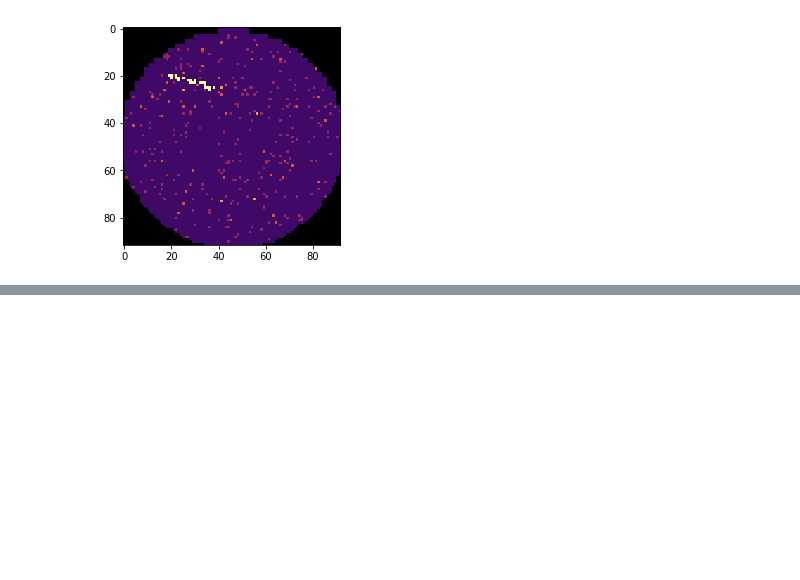
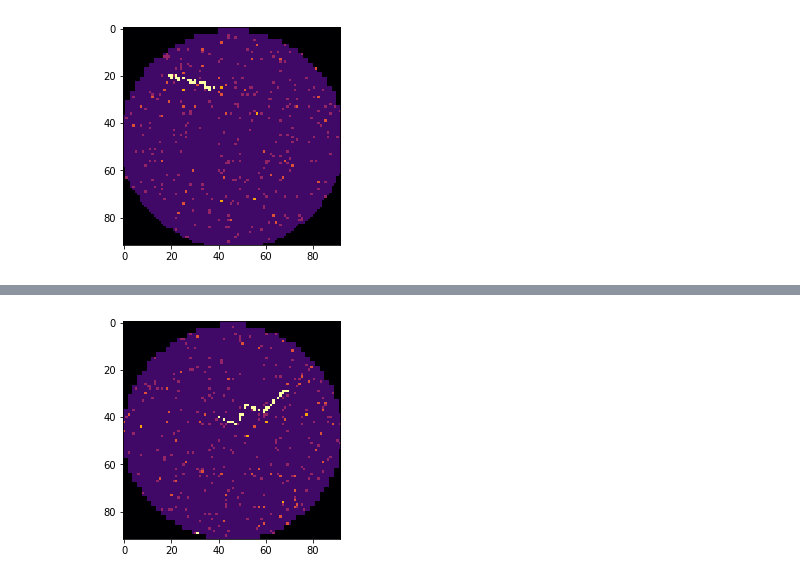
Before and after one commit to Keleas/Wafer_maps, a Jupyter notebook: Wafer_card_synthesis.ipynb, the cells around one changed output, grey strips where cells are left out. Cells and saved outputs as stored; diff of their text form; code cells hidden in the pictures; blank space fills up the shorter version.

```diff
--- a/Wafer_card_synthesis.ipynb
+++ b/Wafer_card_synthesis.ipynb
@@ -521,0 +559,77 @@ plt.savefig('super_scratch_1.jpg')
+# %%
+## создадим тестовый полигон
+test = cv2.resize(wafer_map.waferMap, dsize=(92,92), interpolation=cv2.INTER_NEAREST)
+## 2 - паттерн
+## 1 - фон
+## 0 - область, где нет ничего
+test[test == 2] = 1
+
+## параметры уравнения
+import math
+def delta_(x,y):
+    return int(math.sqrt(x**2 + y**2))
+delta = np.vectorize(delta_)
+
+XC = np.array([40, -8, -4])
+YC = np.array([40, 3, 3])
+L = 40 - np.sum(delta(XC, YC)[1:])
+N = 200
+angle = np.array([70, 70, 130]) * np.pi/180
+t = np.linspace(0, L//3, N)
+x0, y0 = 0, 0
+
+## кусочное построение пилообразной прямой
+for i in range(3):
+    xc = XC[i]
+    yc = YC[i]
+    X = np.cos(angle[i]) * t + xc + x0
+    Y = np.sin(angle[i]) * t + yc + y0
+    X_ = np.around(X)
+    Y_ = np.around(Y)
+
+    x_prev, y_prev = x0, y0
+
+    if i == 0:
+        print(int(X_[0]), int(Y_[0]))
+    for j in range(X_.shape[0]):
+        x = int(X_[j])
+        y = int(Y_[j])
+        test[x,y] = 5
+        if j == X_.shape[0]-1:
+            x0, y0 = x, y
+            print(x0, y0)
+        elif j == 0:
+            x_first, y_first = x, y
+
+    if i != 0:
+        k = (y_prev - y_first) / (x_prev - x_first)
+        b = y_first - k*x_first
+        print(" y = %.2f*x + %.2f" % (k, b))
+        X = np.linspace(x_prev, x_first, 20)
+        Y = k * X + b
+        X_ = np.around(X)
+        Y_ = np.around(Y)
+        for j in range(X_.shape[0]):
+            x = int(X_[j])
+            y = int(Y_[j])
+            test[x,y] = 5
+
+import cv2
+## сверткой расширим
+kernel = np.ones((3,3), np.uint8)
+kernel = np.array([[0, 1, 0], [1, 1, 1], [0, 1, 0]], dtype=np.uint8)
+# test = cv2.dilate(test,kernel,iterations = 1)
+
+noise_img = test.copy()
+mask = np.random.randint(0, 2, size=noise_img.shape).astype(np.bool)
+mask[noise_img == 0] = False
+r = np.random.poisson(lam=0.5, size=noise_img.shape)
+# нормировка на шумы
+# r = np.around(r//np.max(r))
+r[r==0] = 1
+noise_img[mask] = r[mask]
+
+# plt.grid()
+plt.imshow(noise_img, cmap='inferno');
+plt.savefig('test_noise_1.jpg')
+# %% [output]
@@ -521,0 +642 @@ plt.savefig('super_scratch_1.jpg')
+[figure, added]
```
Also changed, not shown: parts of 3 cells of this notebook.
